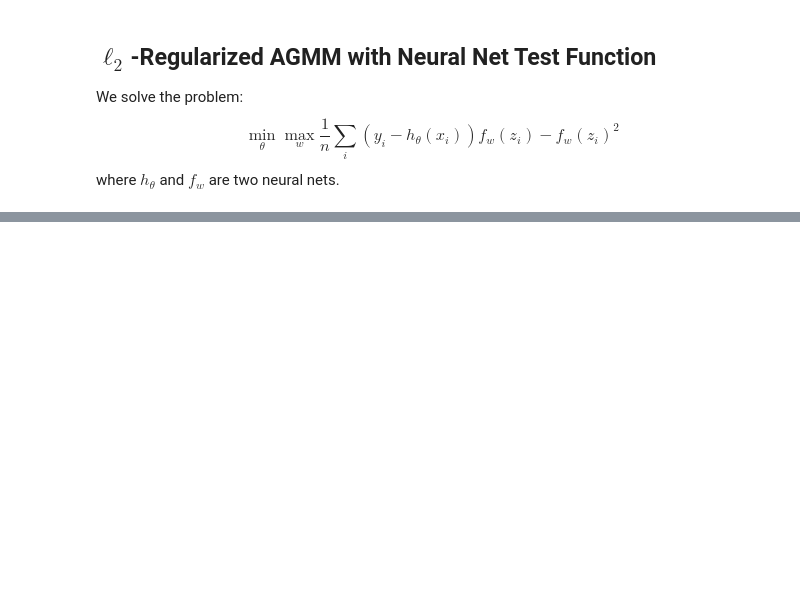
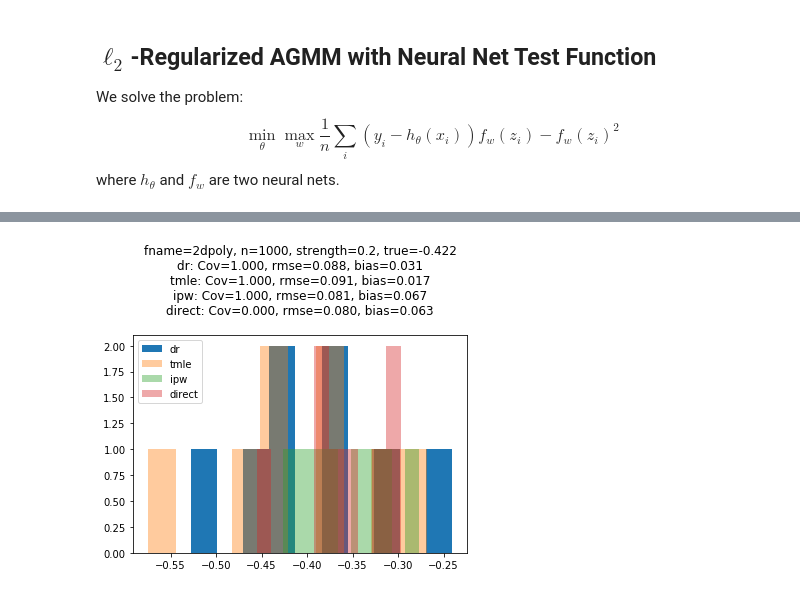
Before and after one commit to syrgkanislab/npiv_functionals, a Jupyter notebook: notebooks/NeuralNetExamples.ipynb, the cells around one changed output, grey strips where cells are left out. Saved outputs shown, nothing was run; the diff lists cells and outputs as text; code cells hidden in the pictures; blank space fills up the shorter version.

```diff
--- a/notebooks/NeuralNetExamples.ipynb
+++ b/notebooks/NeuralNetExamples.ipynb
@@ -236,0 +225,5 @@ for clever in [False, True]:
+# %%
+plot_results(fname, n, iv_strength, dr, tmle, ipw, direct, true)
+plt.show()
+# %% [output]
+[figure, added]
```
Also changed, not shown: parts of 6 cells of this notebook, 3 other files.
